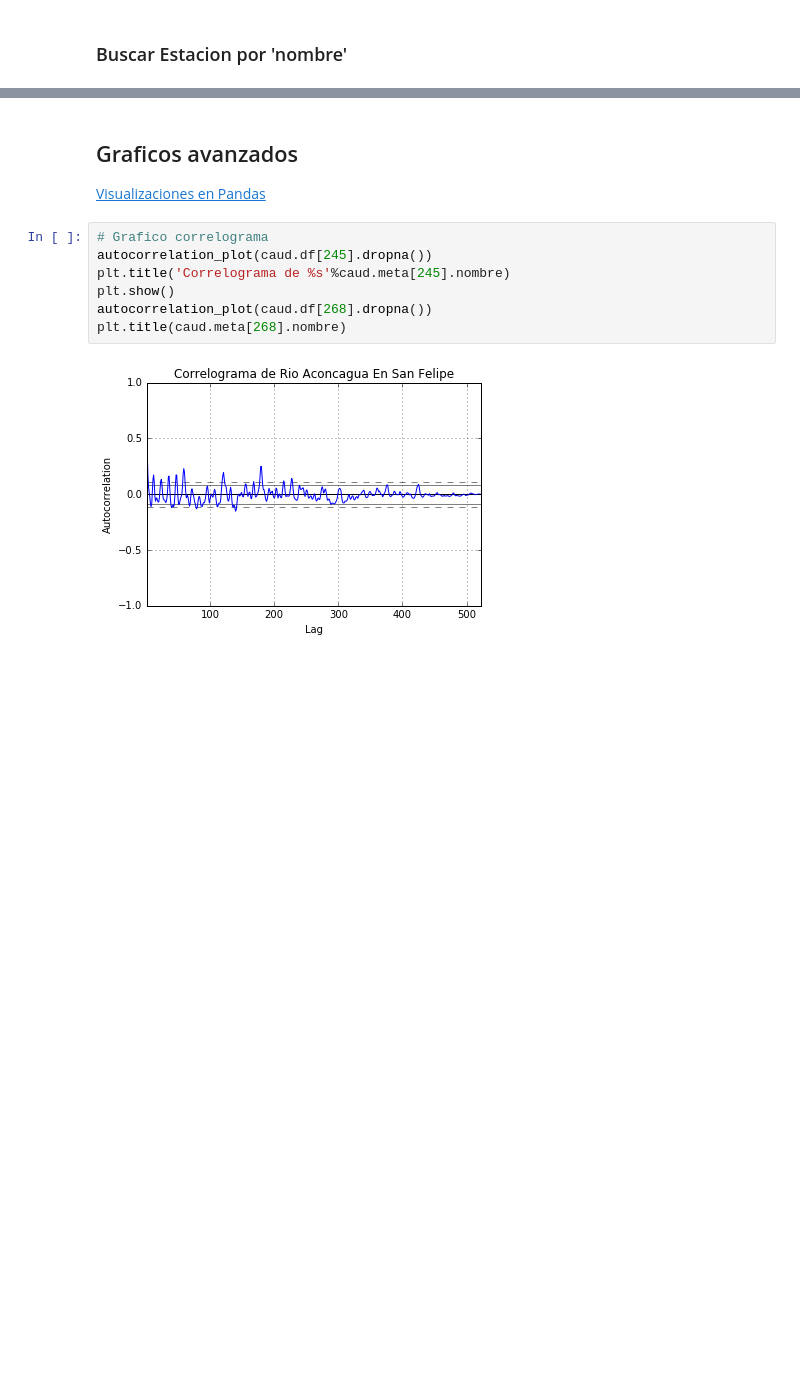
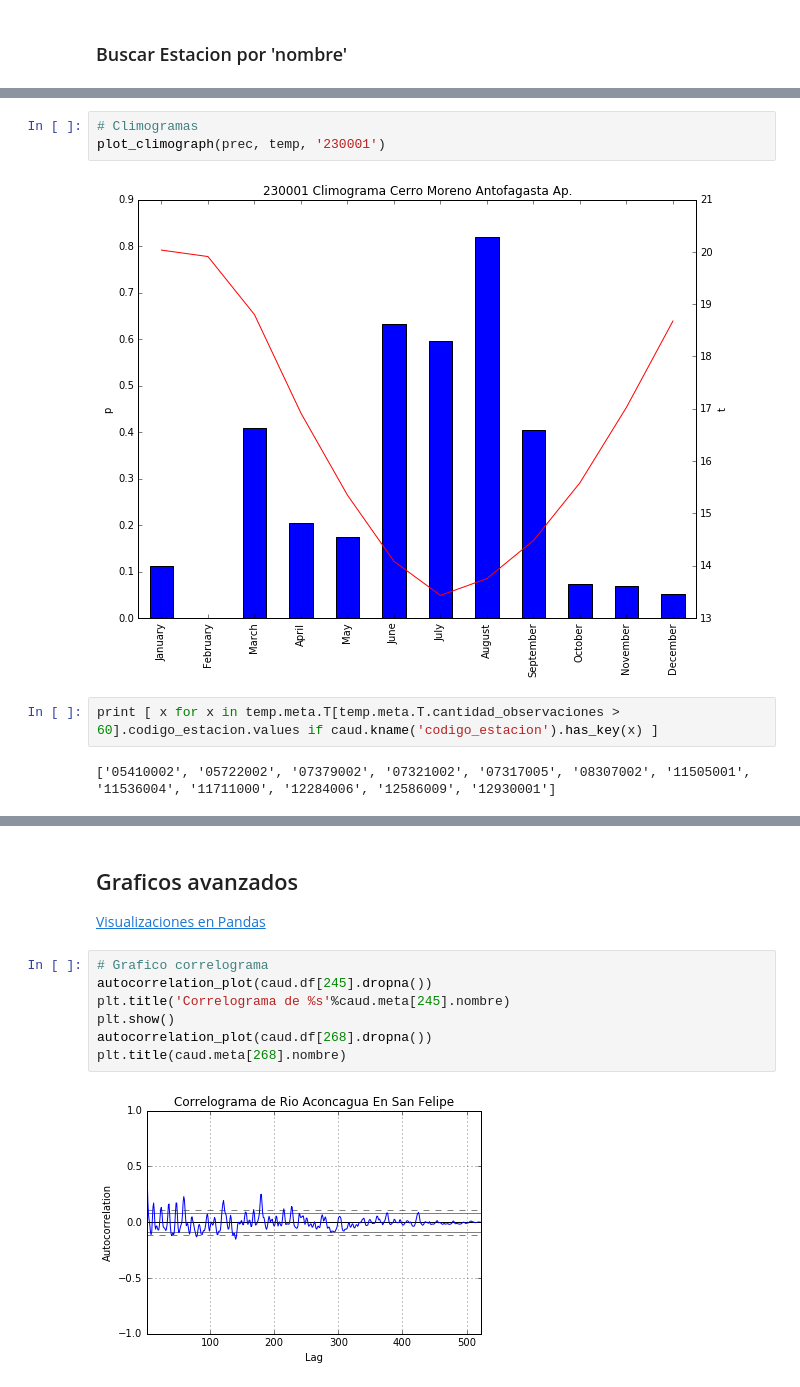
Before and after one commit to collabmarket/cr2_data, a Jupyter notebook: Example2.ipynb, the cells around one changed output, grey strips where cells are left out. Cells and saved outputs as stored; diff of their text form; blank space fills up the shorter version.

Commit message:
Added climograph in Example2

```diff
--- a/Example2.ipynb
+++ b/Example2.ipynb
@@ -35,0 +41,9 @@ aux[aux.cantidad_observaciones > 500]
+# %%
+# Climogramas
+plot_climograph(prec, temp, '230001')
+# %% [output]
+[figure, added]
+# %%
+print [ x for x in temp.meta.T[temp.meta.T.cantidad_observaciones > 60].codigo_estacion.values if caud.kname('codigo_estacion').has_key(x) ]
+# %% [output]
+['05410002', '05722002', '07379002', '07321002', '07317005', '08307002', '11505001', '11536004', '11711000', '12284006', '12586009', '12930001']
```
Also changed, not shown: parts of 4 cells of this notebook.
